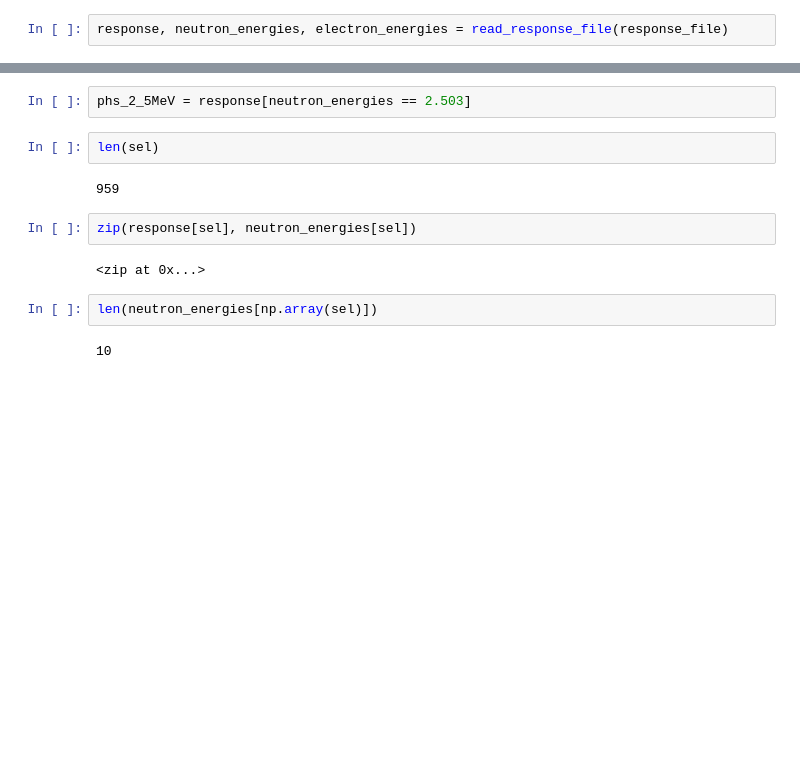
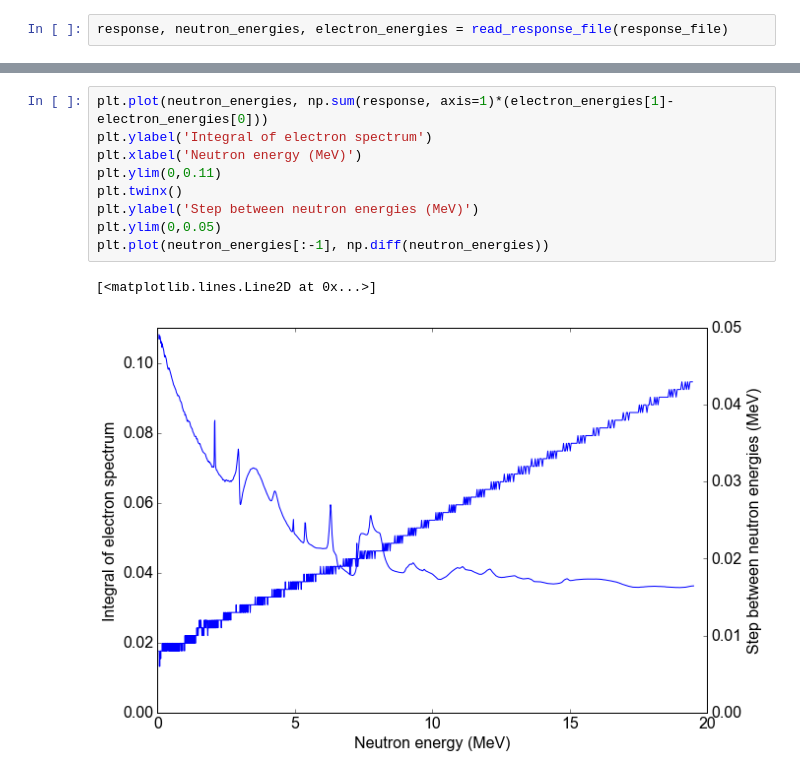
Before and after one commit to XENON1T/PTB, a Jupyter notebook: 05_response function.ipynb, the cells around one changed output, grey strips where cells are left out. Cells and saved outputs as stored; diff of their text form; blank space fills up the shorter version.

```diff
--- a/05_response function.ipynb
+++ b/05_response function.ipynb
@@ -56,14 +71,12 @@ plt.show()
-# %%
-phs_2_5MeV = response[neutron_energies == 2.503]
-# %%
-len(sel)
-# %% [output]
-959
-# %%
-zip(response[sel], neutron_energies[sel])
-# %% [output]
-<zip at 0x...>
-# %%
-len(neutron_energies[np.array(sel)])
-# %% [output]
-10
+# %%
+plt.plot(neutron_energies, np.sum(response, axis=1)*(electron_energies[1]-electron_energies[0]))
+plt.ylabel('Integral of electron spectrum')
+plt.xlabel('Neutron energy (MeV)')
+plt.ylim(0,0.11)
+plt.twinx()
+plt.ylabel('Step between neutron energies (MeV)')
+plt.ylim(0,0.05)
+plt.plot(neutron_energies[:-1], np.diff(neutron_energies))
+# %% [output]
+[<matplotlib.lines.Line2D at 0x...>]
+[figure, added]
```
Also changed, not shown: parts of 4 cells of this notebook.
